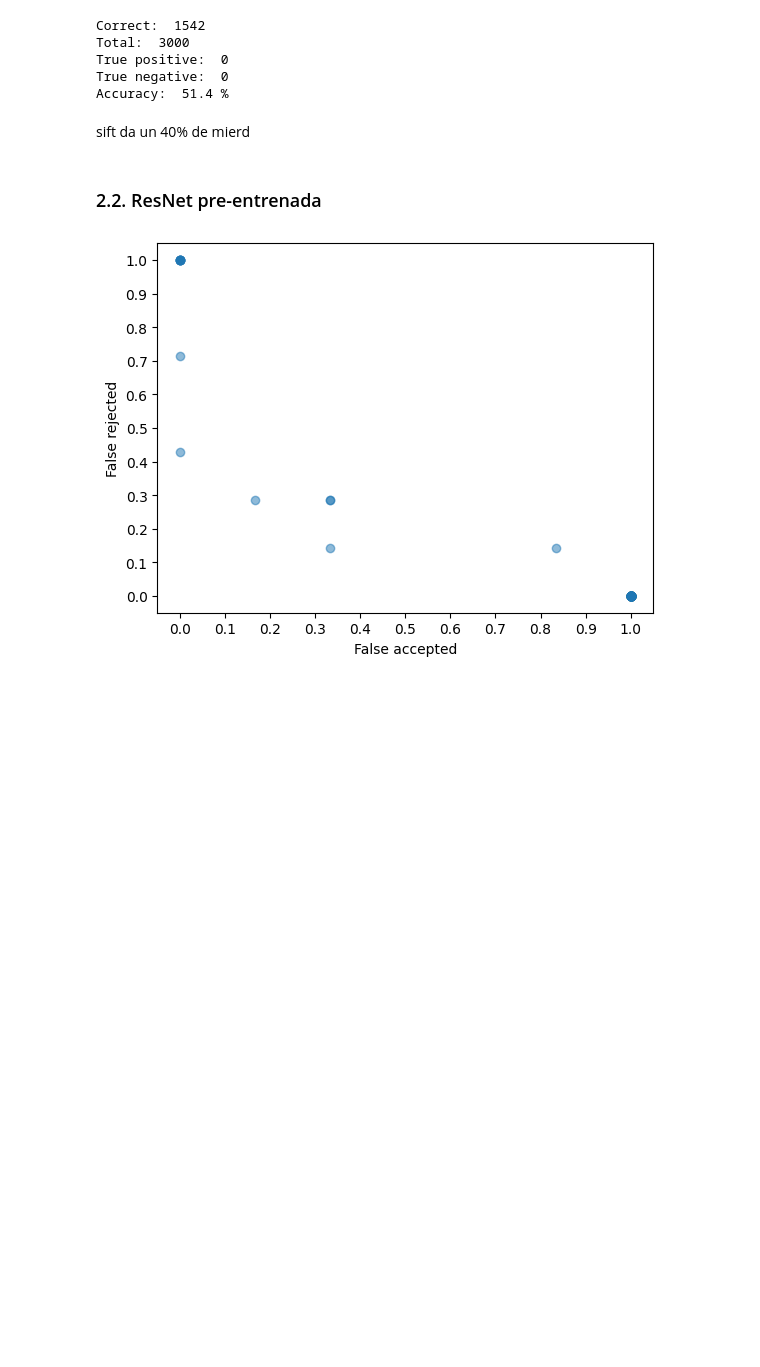
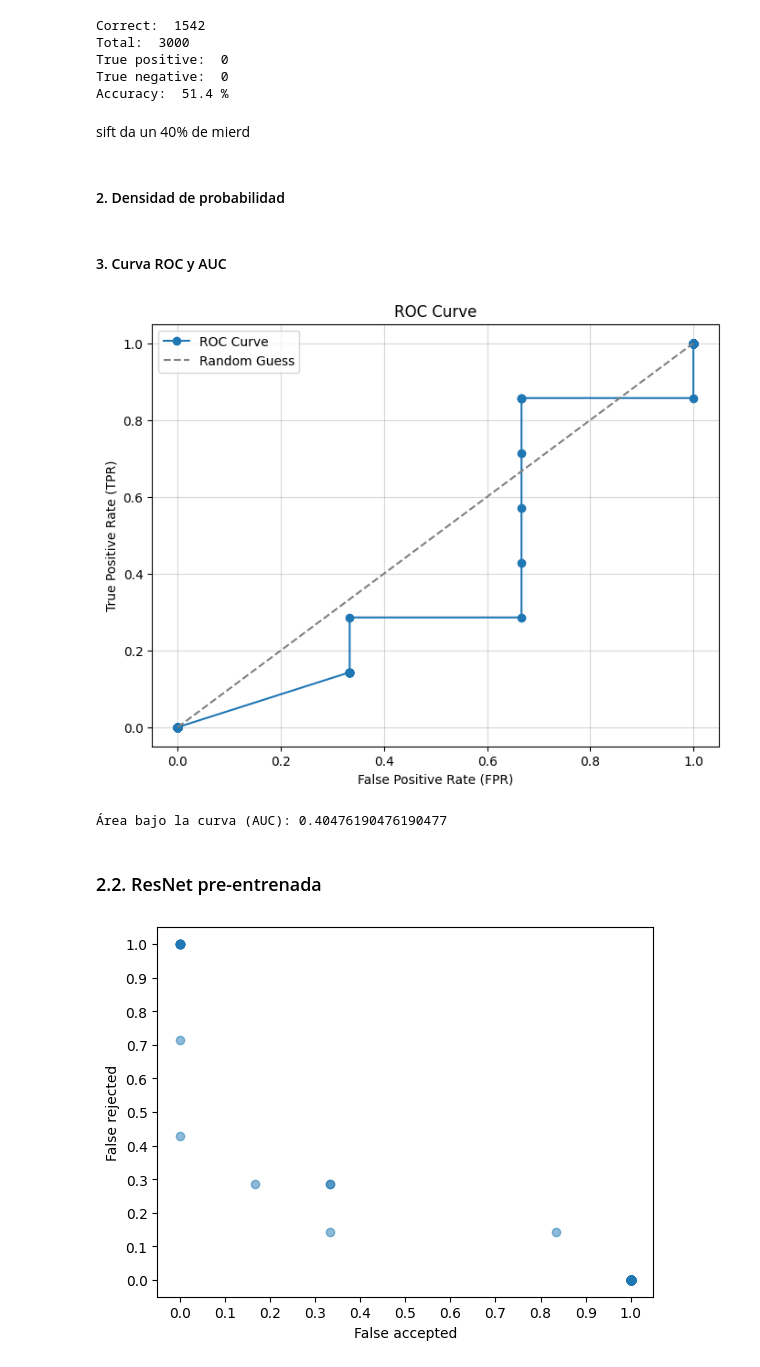
Before and after one commit to MediaMind-ULPGC/P06, a Jupyter notebook: Lee_base_datos.ipynb, the cells around one changed output. Saved outputs shown, nothing was run; the diff lists cells and outputs as text; code cells hidden in the pictures; blank space fills up the shorter version.

```diff
--- a/Lee_base_datos.ipynb
+++ b/Lee_base_datos.ipynb
@@ -52,6 +40,12 @@ build_dataset_frangi(sample_path, subfolders, output_frangi_dataset)
 build_dataset(sample_path, subfolders, output_hand_dataset)
 # %% [markdown]
 ## 2. Planteamiento del sistema
+# %%
+sample_path = r"\BaseDatosNISTsd09_pr"
+output_hand_dataset = "./datasets/hand_dataset"
+output_frangi_dataset = "./datasets/frangi_dataset"
+sample_path = os.getcwd()+sample_path
+subfolders= os.listdir(sample_path)
 # %%
 targets = {}
 i = 0
@@ -179,3 +172,7 @@ True negative:  0
 Accuracy:  51.4 %
 # %% [markdown]
 sift da un 40% de mierd
+# %% [markdown]
+#### 2. Densidad de probabilidad
+# %% [markdown]
+#### 3. Curva ROC y AUC
@@ -182,3 +222,20 @@ sift da un 40% de mierd
+# %%
+plt.figure(figsize=(8, 6))
+plt.plot(false_positive_rates, true_positive_rates, marker='o', label='ROC Curve')
+plt.plot([0, 1], [0, 1], linestyle='--', color='gray', label='Random Guess')
+plt.xlabel("False Positive Rate (FPR)")
+plt.ylabel("True Positive Rate (TPR)")
+plt.title("ROC Curve")
+plt.legend()
+plt.grid(alpha=0.5)
+plt.show()
+# %% [output]
+[figure, added]
+# %%
+roc_auc = auc(false_positive_rates, true_positive_rates)
+print(f"Área bajo la curva (AUC): {roc_auc}")
+# %% [output]
+Área bajo la curva (AUC): 0.40476190476190477
 # %% [markdown]
 ### 2.2. ResNet pre-entrenada
 # %%
```
Also changed, not shown: parts of 6 cells of this notebook.
